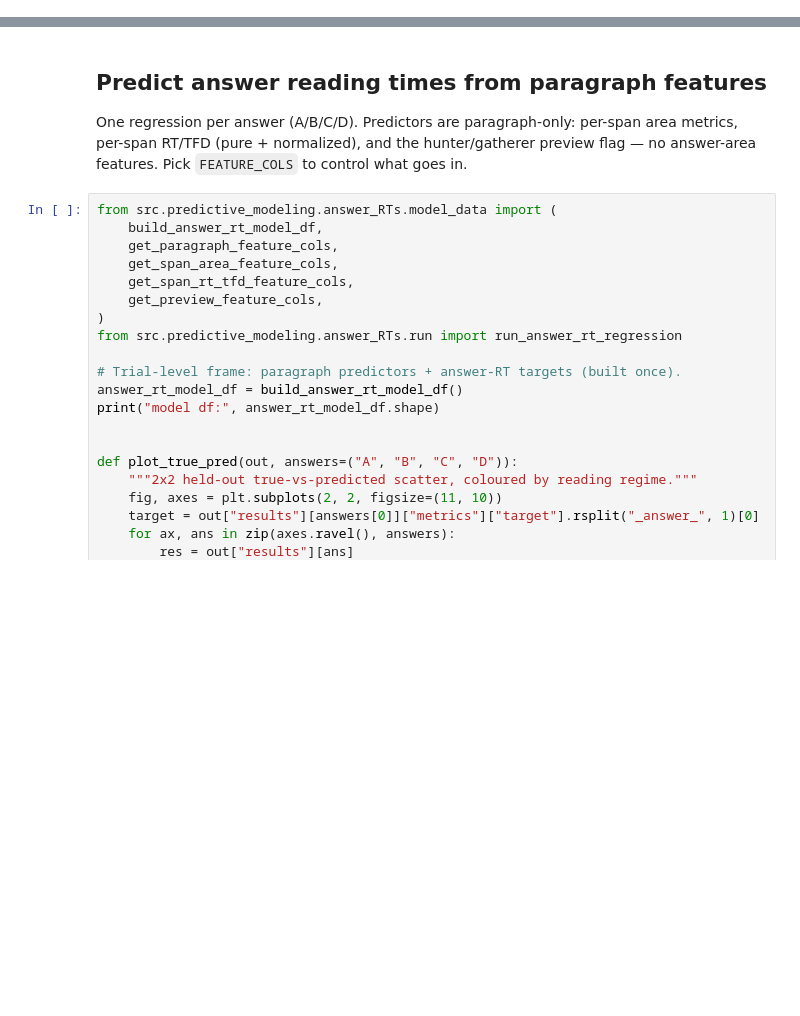
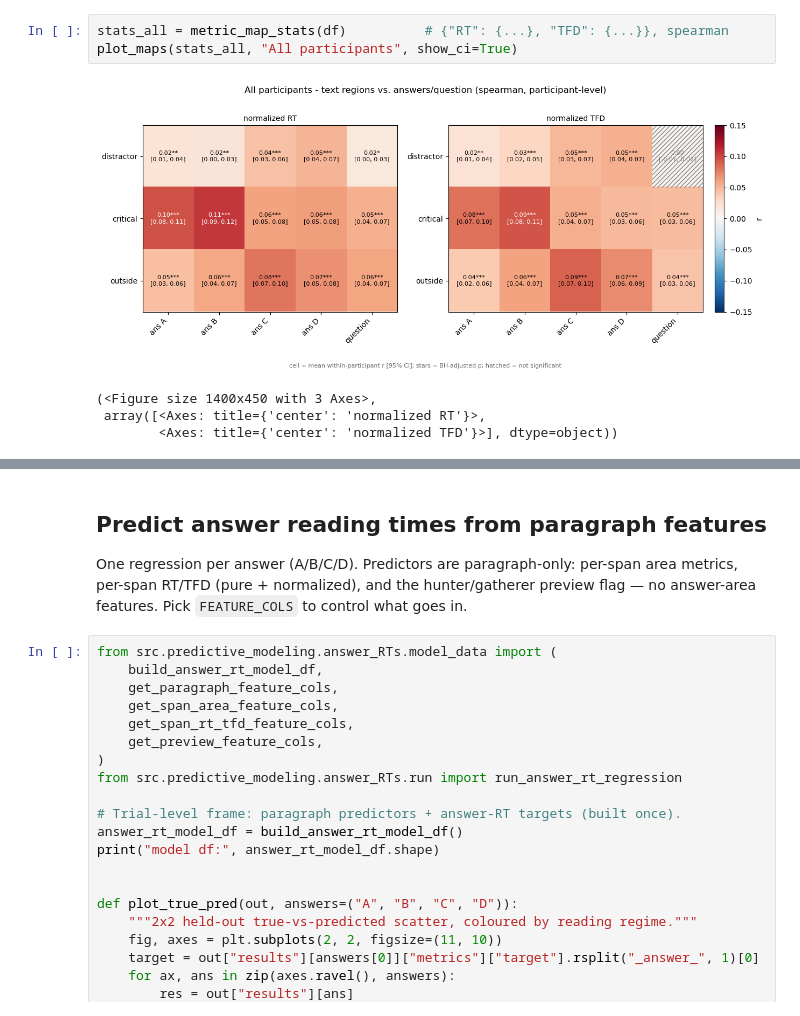
Before and after one commit to Mormorfor/QA_eyetracking, a Jupyter notebook: notebooks/text_associations.ipynb, the cells around one changed output, grey strips where cells are left out. Drawn from its saved outputs; the diff is of its cells as text; blank space fills up the shorter version.

```diff
--- a/notebooks/text_associations.ipynb
+++ b/notebooks/text_associations.ipynb
@@ -210,0 +97,8 @@ plot_group(group_dfs["gatherers"], "Gatherers")
+# %%
+stats_all = metric_map_stats(df)          # {"RT": {...}, "TFD": {...}}, spearman
+plot_maps(stats_all, "All participants", show_ci=True)
+# %% [output]
+[figure, added]
+(<Figure size 1400x450 with 3 Axes>,
+ array([<Axes: title={'center': 'normalized RT'}>,
+        <Axes: title={'center': 'normalized TFD'}>], dtype=object))
```
Also changed, not shown: parts of 35 cells of this notebook, 11 other files.
